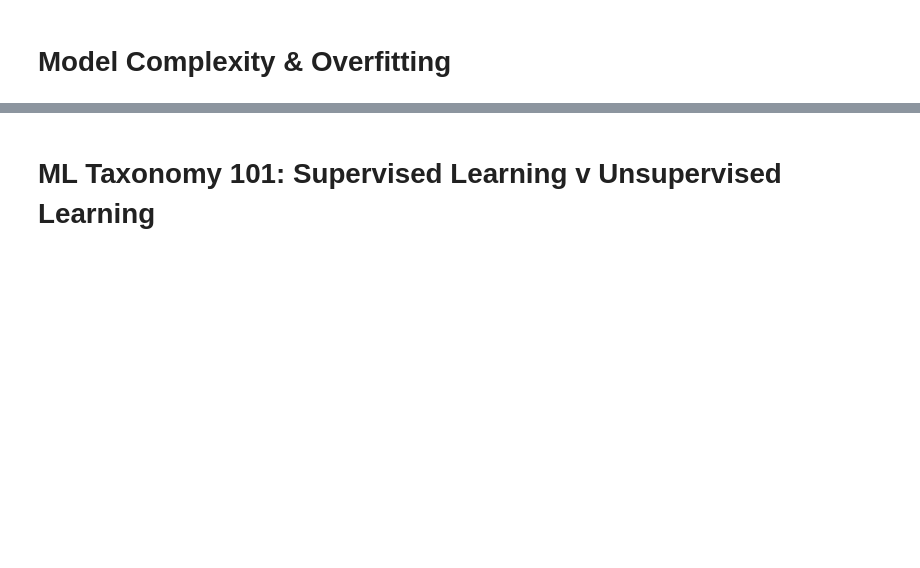
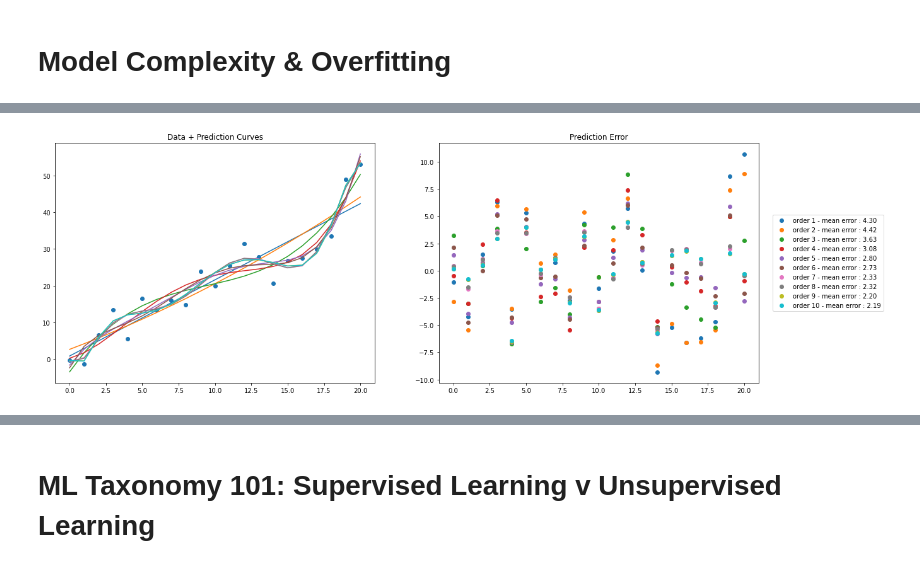
Before and after one commit to arnold-smit/nbs_tutorial, a Jupyter notebook: 08 - scikit-learn.ipynb, the cells around one changed output, grey strips where cells are left out. Cells and saved outputs as stored; diff of their text form; code cells hidden in the pictures; blank space fills up the shorter version.

```diff
--- a/08 - scikit-learn.ipynb
+++ b/08 - scikit-learn.ipynb
@@ -85,0 +98,22 @@ The IDC forecasts the Global Datasphere to grow to 175 ZB by 2025 ... FYI:
+# %%
+## the data generation process => simple linear equation with some errror added
+x = np.linspace(0,20,num=21)
+y = 2 + 2 * x + 5 * np.random.randn(len(x))
+## setup plotting + scatterplot of data
+_, (ax1, ax2) = plt.subplots(ncols=2, figsize=(20,7))
+ax1.scatter(x,y)
+## create dataset with x**i note: generating x**0 ==> intercept, so have to add fit_intercept=False in LinearRegression
+df = pd.DataFrame({f'x{ex}':x**ex for ex in range(22)})
+lm = LinearRegression(fit_intercept=False)
+## plot regression lines for polynomial regression up to order n
+for ex in range(1,11):
+    x_subset  = df.iloc[:,:(ex+1)]
+    y_predict = lm.fit(x_subset, y).predict(x_subset)
+    ## y_predict = lm.fit(x_subset[2:20], y[2:20]).predict(x_subset)
+    ax1.plot(x, y_predict)
+    ax2.scatter(x, y-y_predict, label=f'order {ex} - mean error : {np.abs(y-y_predict).mean():.2f}')
+ax1.set_title('Data + Prediction Curves')
+ax2.set_title('Prediction Error')
+ax2.legend(loc='center right', bbox_to_anchor=(1.4, 0.5));
+# %% [output]
+[figure, added]
```
Also changed, not shown: parts of 4 cells of this notebook.
